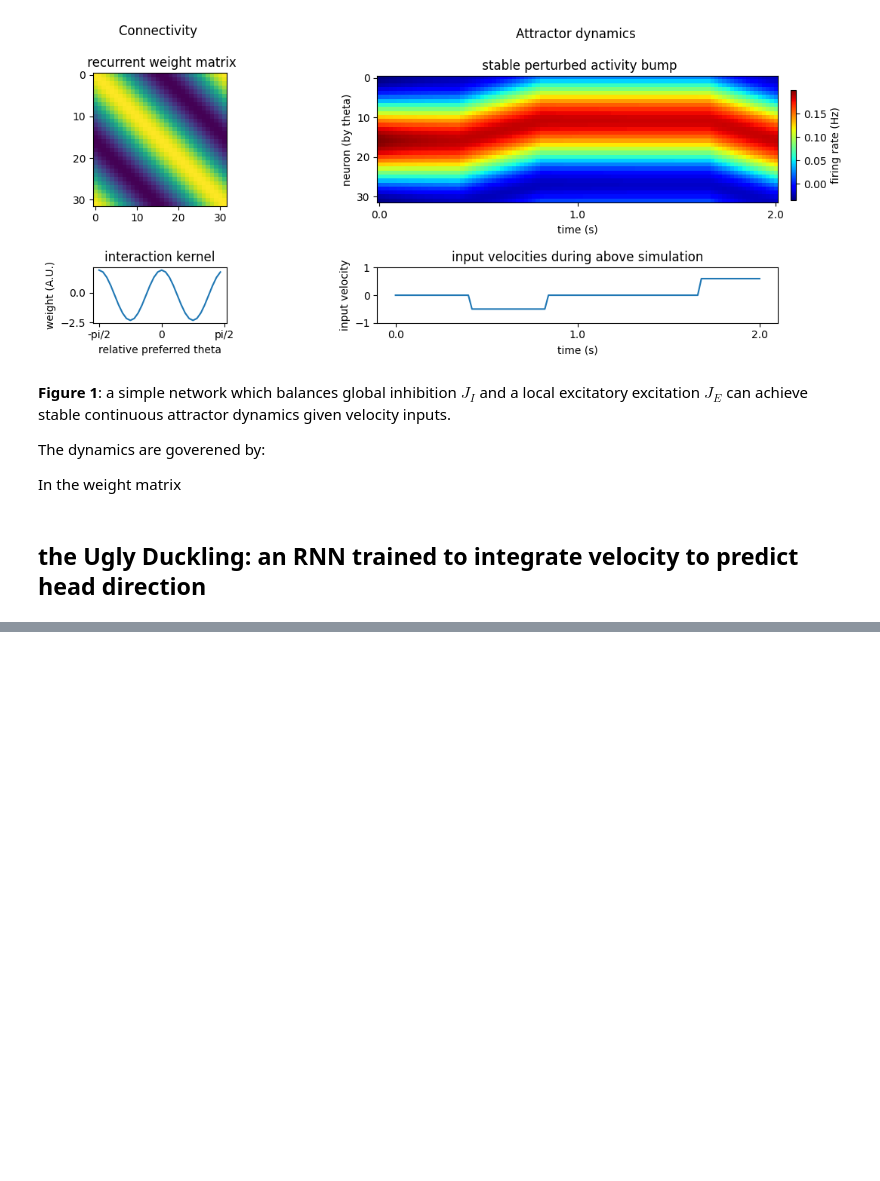
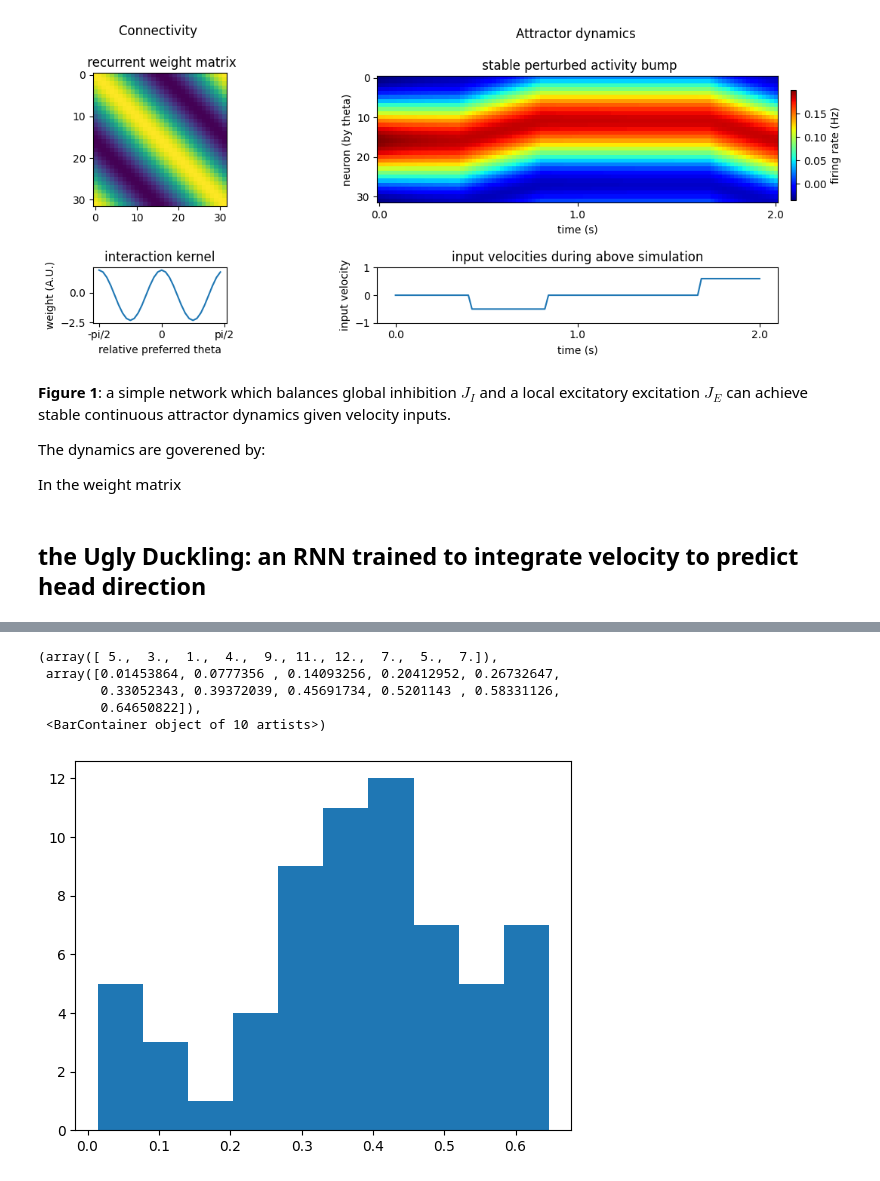
Before and after one commit to charlesdgburns/degist, a Jupyter notebook: Ring_attractors_and_RNNs.ipynb, the cells around one changed output, grey strips where cells are left out. Saved outputs shown, nothing was run; the diff lists cells and outputs as text; code cells hidden in the pictures; blank space fills up the shorter version.

```diff
--- a/Ring_attractors_and_RNNs.ipynb
+++ b/Ring_attractors_and_RNNs.ipynb
@@ -220,0 +457,24 @@ widgets.interact(update_plot,v_input=(-1,1,0.1), time_step=widgets.Play(min=0,ma
+# %%
+val_hds = np.atan2(np.concat(hd_at_hidden)[:,1],np.concat(hd_at_hidden)[:,0]) #(n_steps,1)
+hidden_states = np.concat(hidden_states) #(n_steps, n_hidden)
+
+# Bin head directions
+num_bins = 36  # Choose the number of bins
+bins = np.linspace(-np.pi, np.pi, num_bins + 1)
+head_direction_bins = np.digitize(val_hds, bins) - 1 # -1 to get 0-indexed bins
+
+# Calculate mean firing rate for each bin for each neuron
+mean_firing_rates = np.zeros((hidden_size, num_bins))
+for unit_idx in range(hidden_size):
+    for bin_idx in range(num_bins):
+        # Find the indices of time points where the head direction is in the current bin
+        indices_in_bin = np.where(head_direction_bins == bin_idx)[0]
+        if len(indices_in_bin) > 0:
+            # Calculate the mean activity of the current neuron at these time points
+            mean_firing_rates[unit_idx, bin_idx] = np.mean(hidden_states[indices_in_bin, unit_idx])
+        else:
+            mean_firing_rates[unit_idx, bin_idx] = np.nan # Assign 0 if no data in
+
+# cell classification #
+
+hd_score =
@@ -220,0 +486,9 @@ widgets.interact(update_plot,v_input=(-1,1,0.1), time_step=widgets.Play(min=0,ma
+# %%
+plt.hist(mean_firing_rates.max(axis=1)/mean_firing_rates.mean(axis=1))
+# %% [output]
+(array([ 5.,  3.,  1.,  4.,  9., 11., 12.,  7.,  5.,  7.]),
+ array([0.01453864, 0.0777356 , 0.14093256, 0.20412952, 0.26732647,
+        0.33052343, 0.39372039, 0.45691734, 0.5201143 , 0.58331126,
+        0.64650822]),
+ <BarContainer object of 10 artists>)
+[figure, added]
```
Also changed, not shown: parts of 11 cells of this notebook.
